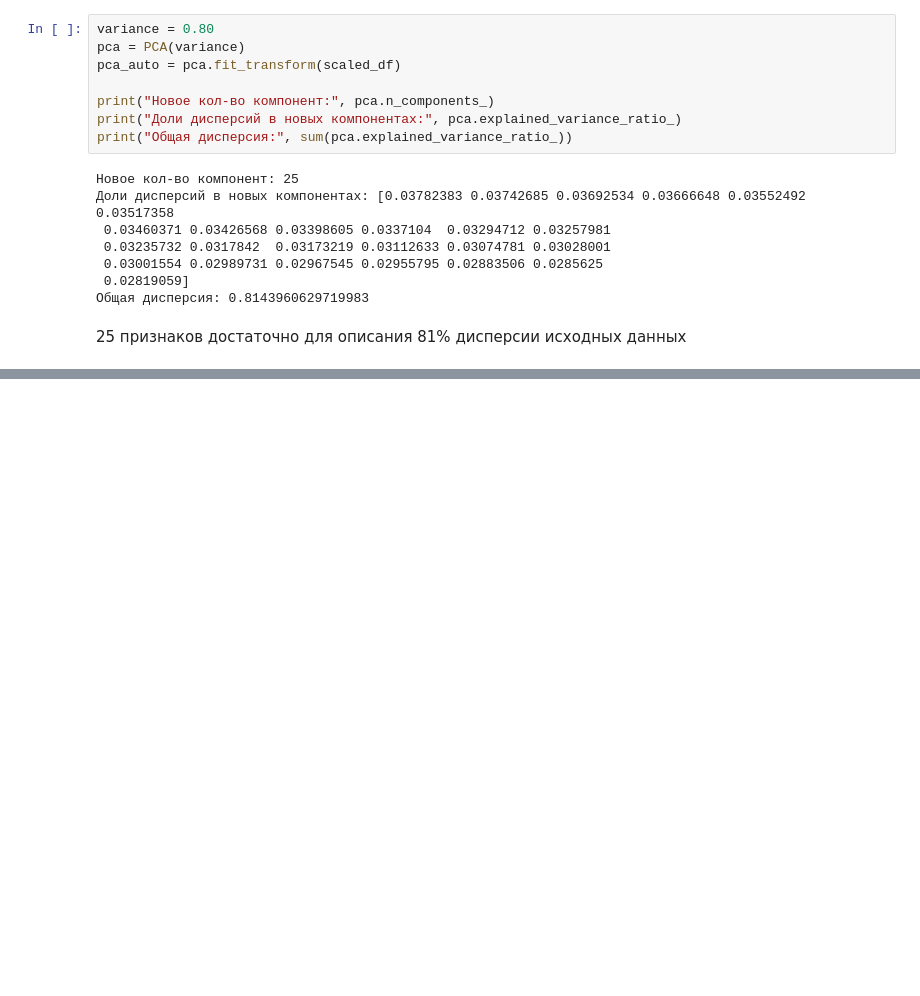
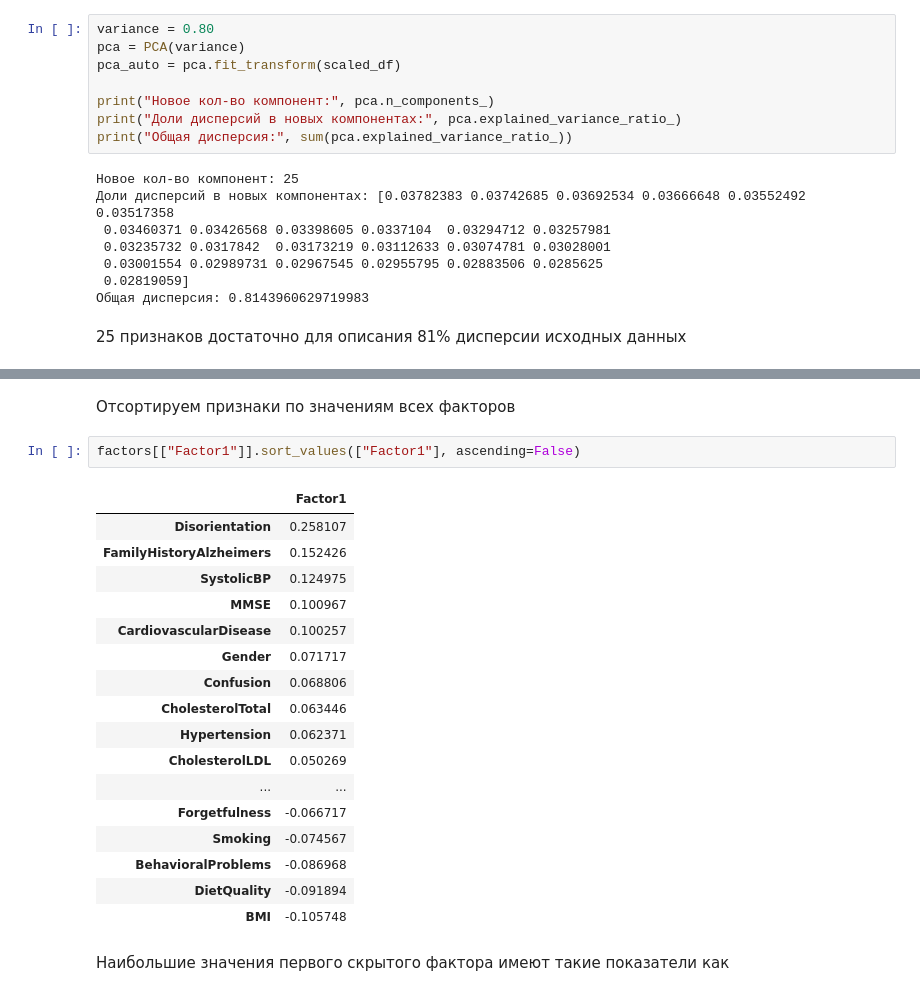
Before and after one commit to temich91/ml-uust, a Jupyter notebook: prac2/dimensionality_reduction.ipynb, the cells around one changed output, grey strips where cells are left out. Saved outputs shown, nothing was run; the diff lists cells and outputs as text; blank space fills up the shorter version.

```diff
--- a/prac2/dimensionality_reduction.ipynb
+++ b/prac2/dimensionality_reduction.ipynb
@@ -207,0 +275,24 @@ print("Общая дисперсия:", sum(pca.explained_variance_ratio_))
+# %% [markdown]
+Отсортируем признаки по значениям всех факторов
+# %%
+factors[["Factor1"]].sort_values(["Factor1"], ascending=False)
+# %% [output]
+|  | Factor1 |
+| Disorientation | 0.258107 |
+| FamilyHistoryAlzheimers | 0.152426 |
+| SystolicBP | 0.124975 |
+| MMSE | 0.100967 |
+| CardiovascularDisease | 0.100257 |
+| Gender | 0.071717 |
+| Confusion | 0.068806 |
+| CholesterolTotal | 0.063446 |
+| Hypertension | 0.062371 |
+| CholesterolLDL | 0.050269 |
+| ... | ... |
+| Forgetfulness | -0.066717 |
+| Smoking | -0.074567 |
+| BehavioralProblems | -0.086968 |
+| DietQuality | -0.091894 |
+| BMI | -0.105748 |
+# %% [markdown]
+Наибольшие значения первого скрытого фактора имеют такие показатели как
```
Also changed, not shown: parts of 12 cells of this notebook.
